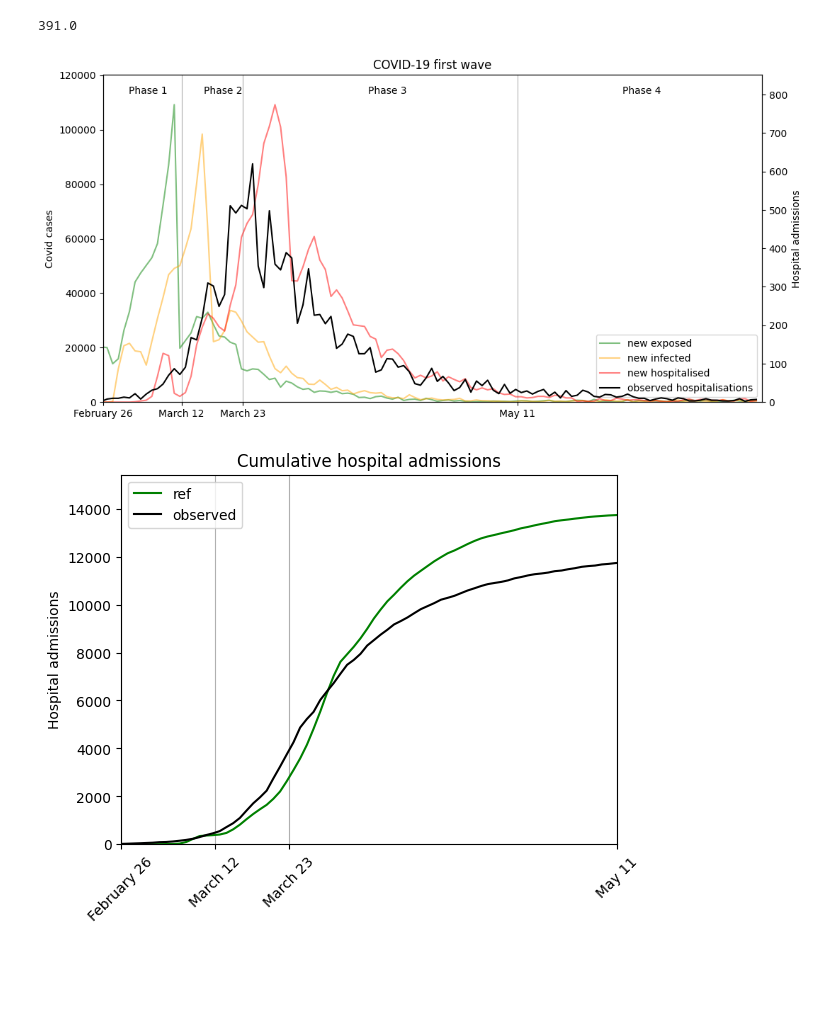
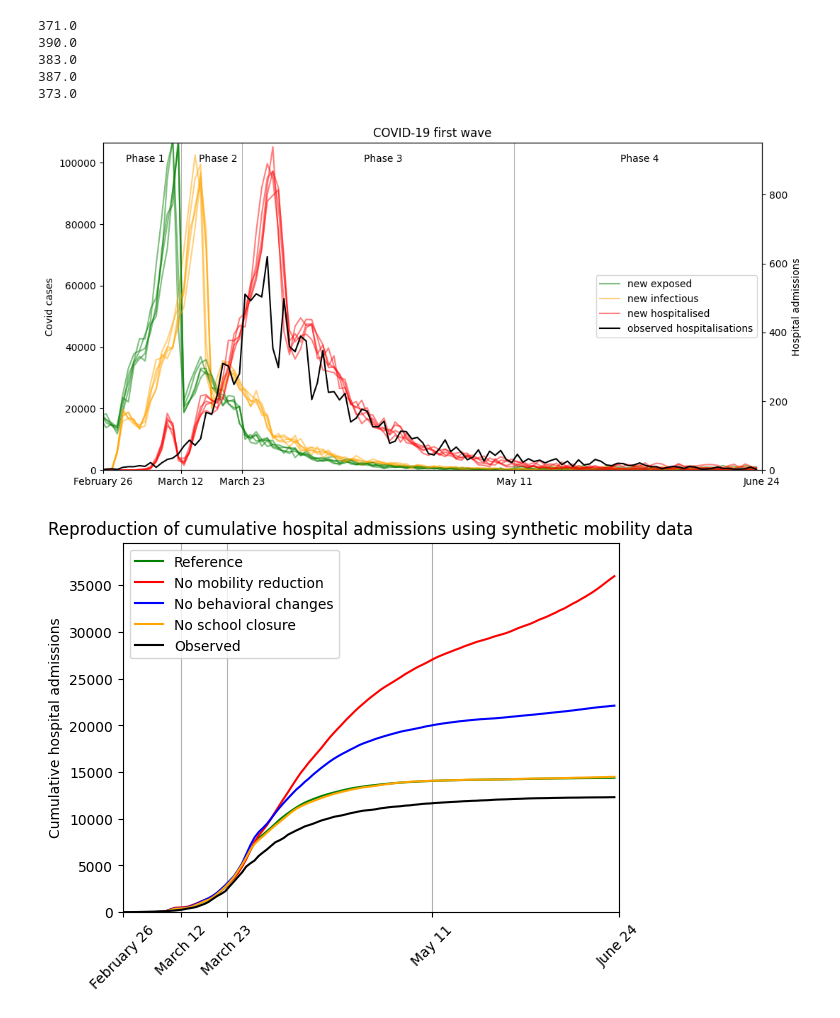
Before and after one commit to larsdekwant/covid-gravity-model, a Jupyter notebook: analysis.ipynb, the cells around one changed output. Drawn from its saved outputs; the diff is of its cells as text; code cells hidden in the pictures; blank space fills up the shorter version.

Commit message:
create new graphs of reproduction results

```diff
--- a/analysis.ipynb
+++ b/analysis.ipynb
@@ -51,9 +73,9 @@ def load_data(seed, run, intervention):
 
     return data
 # %%
-seeds = [1]
-runs = [0]
-interventions = ['ref']
+seeds = [0]
+runs = [0,1,2,3,4]
+interventions = ['ref', 'working', 'behavior', 'school']
 
 data_points = []
 for seed in seeds:
@@ -207,6 +268,8 @@ import numpy as np
 
 hosp_data = pd.read_csv('Data/COVID-19_ziekenhuisopnames_tm_03102021.csv', delimiter=';', encoding='latin-1')
 daily_addmisions = hosp_data['Hospital_admission'].groupby(hosp_data['Date_of_statistics']).sum().to_numpy()
+daily_addmisions = np.roll(daily_addmisions, 2)
+daily_addmisions[[0,1]] = 0
 # %%
 import math
 
@@ -318,7 +383,7 @@ phase3 = np.argmax(avg_ref_data.phases[0]==3)
 phase4 = np.argmax(avg_ref_data.phases[0]==4) # might be 0 if model ran for too little days, dont include in 'phases' list in that case
 phase1 = phase2 - 14 * 24 # feb 27th is 14 days before march 12th
 
-phases = [phase1, phase2, phase3, phase4]
+phases = [phase1, phase2, phase3, phase4, timesteps]
 
 x_max = timesteps
 plt.xlim(phase1, x_max)
@@ -332,10 +397,10 @@ time_range_daily = np.arange(0, x_max, 24)
 for run in [data for data in data_points if data.name=='ref']:
     print(run.timestep)
     ln1 = ax1.plot(time_range_daily, np.sum(run.new_exposed.reshape(-1,24),axis=1), label='new exposed', color='green', alpha=0.5)
-    ln2 = ax1.plot(time_range_daily, np.sum(run.new_infected.reshape(-1,24),axis=1), label='new infected', color='orange', alpha=0.5)
+    ln2 = ax1.plot(time_range_daily, np.sum(run.new_infected.reshape(-1,24),axis=1), label='new infectious', color='orange', alpha=0.5)
     ln3 = ax2.plot(time_range_daily, np.sum(run.hospital.reshape(-1,24),axis=1), label='new hospitalised', color='red', alpha=0.5)
     lines = ln1 + ln2 + ln3
-ln4 = ax2.plot(time_range_daily, daily_addmisions[:120], label='observed hospitalisations', color='black')
+ln4 = ax2.plot(time_range_daily, daily_addmisions[:x_max_days], label='observed hospitalisations', color='black')
 lines = lines + ln4
 
 # Print phase labels on top of graph
@@ -350,50 +415,61 @@ march12 = pd.to_datetime('2022-03-12')
 date_p1 = march12 + pd.DateOffset(hours= -int(phase2-phase1))
 date_p3 = march12 + pd.DateOffset(hours=  int(phase3-phase2))
 date_p4 = march12 + pd.DateOffset(hours=  int(phase4-phase2))
+date_end = march12 + pd.DateOffset(hours= int(x_max-phase2))
 
 # Print specific date labels on x-axis
 ax1.grid(axis='x')
-ax1.set_xticks(phases, map(lambda dt: dt.strftime('%B %d'), [date_p1, march12, date_p3, date_p4]))
-ax1.legend(lines, [l.get_label() for l in lines])
+ax1.set_xticks(phases, map(lambda dt: dt.strftime('%B %d'), [date_p1, march12, date_p3, date_p4, date_end]))
+ax1.legend(lines, [l.get_label() for l in lines], loc='center right')
 plt.show()
 # %% [output]
-391.0
+371.0
+390.0
+383.0
+387.0
+373.0
-[figure, old version]
+[figure, new version]
 # %%
 # Recreates figure 3(a) of the paper
 
 # For easy comparison to figure 3 of the paper.
 color_map = {
     'ref': 'green',
     'school': 'orange',
     'behavior': 'blue',
     'working': 'red'
 }
+label_map = {
+    'ref': 'Reference',
+    'school': 'No school closure',
+    'behavior': 'No behavioral changes',
+    'working': 'No mobility reduction'
+}
 
-plt.title('Cumulative hospital admissions')
 
-plt.ylabel('Hospital admissions')
+plt.title('Reproduction of cumulative hospital admissions using synthetic mobility data')
+
+plt.ylabel('Cumulative hospital admissions')
 
 
 y_max_total = 0
 for data in avg_data_points:
-    plt.plot(time_range_daily, np.cumsum(data.hospital), label=data.name, color=color_map[data.name])
+    plt.plot(time_range_daily, np.cumsum(data.hospital), label=label_map[data.name], color=color_map[data.name])
     y_max = np.sum(data.hospital)
     if y_max_total < y_max:
         y_max_total = y_max
 
-plt.plot(time_range_daily, np.cumsum(daily_addmisions[:120]), label='observed', color='black')
+plt.plot(time_range_daily, np.cumsum(daily_addmisions[:x_max_days]), label='Observed', color='black')
 
-x_max = len(data.hospital)
 plt.xlim(phase1, x_max)
 plt.ylim([0, y_max_total * 1.1])
 
 plt.grid(axis='x')
-plt.xticks([phase1, phase2, phase3, phase4],
-           labels= map(lambda dt: dt.strftime('%B %d'), [date_p1, march12, date_p3, date_p4]),
+plt.xticks([phase1, phase2, phase3, phase4, timesteps],
+           labels= map(lambda dt: dt.strftime('%B %d'), [date_p1, march12, date_p3, date_p4, date_end]),
            rotation=45)
 
 plt.legend()
 plt.show()
 # %% [output]
-[figure, old version]
+[figure, new version]
```
Also changed, not shown: parts of 7 cells of this notebook, 2 other files.
